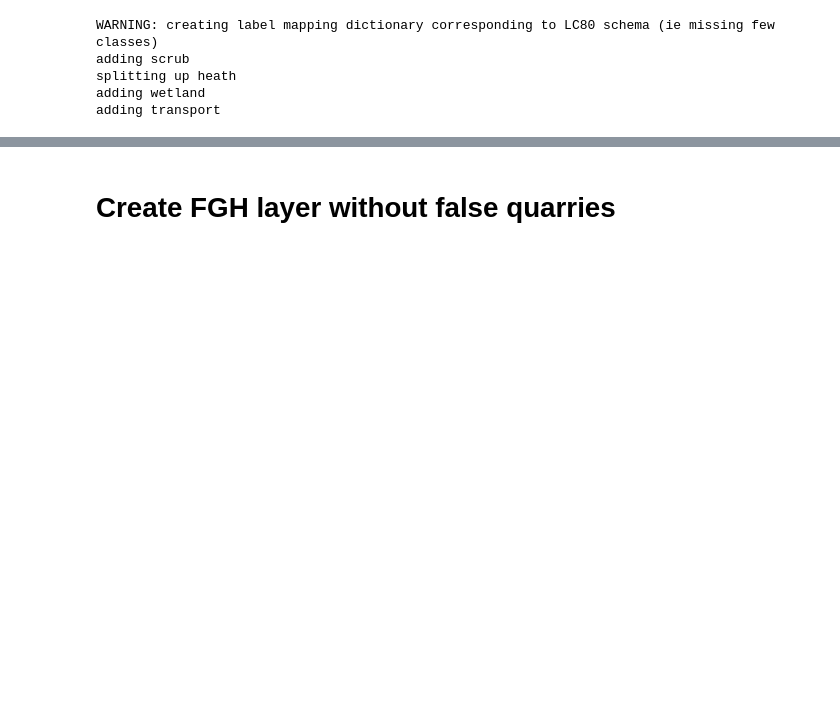
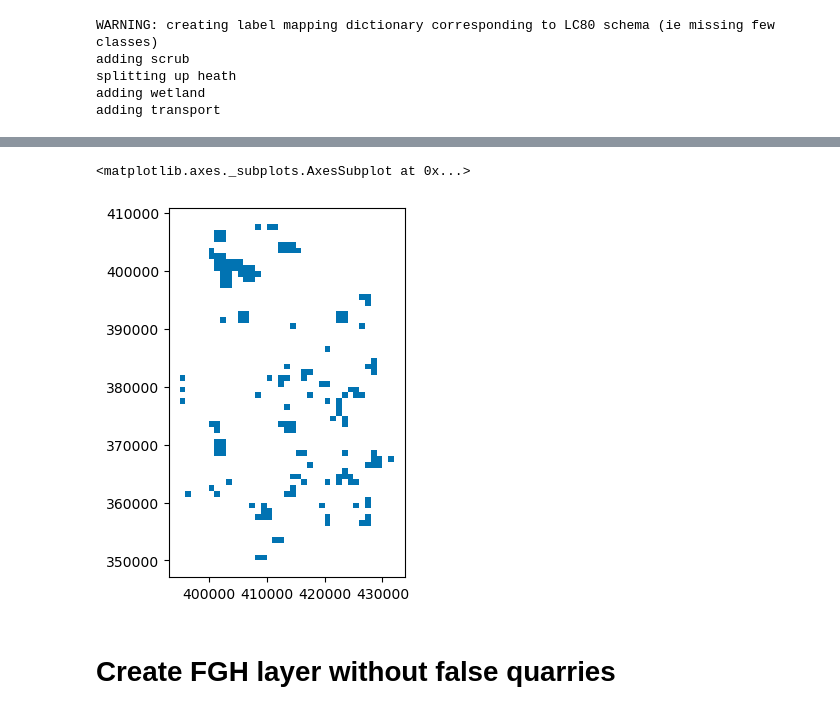
Before and after one commit to pdnpa/cnn-land-cover, a Jupyter notebook: notebooks/Create grids for merger.ipynb, the cells around one changed output, grey strips where cells are left out. Saved outputs shown, nothing was run; the diff lists cells and outputs as text; code cells hidden in the pictures; blank space fills up the shorter version.

```diff
--- a/notebooks/Create grids for merger.ipynb
+++ b/notebooks/Create grids for merger.ipynb
@@ -34,0 +55,5 @@ path_dict
+# %%
+df_improved['geometry'].plot()
+# %% [output]
+<matplotlib.axes._subplots.AxesSubplot at 0x...>
+[figure, added]
```
Also changed, not shown: parts of 5 cells of this notebook, 5 other files.
